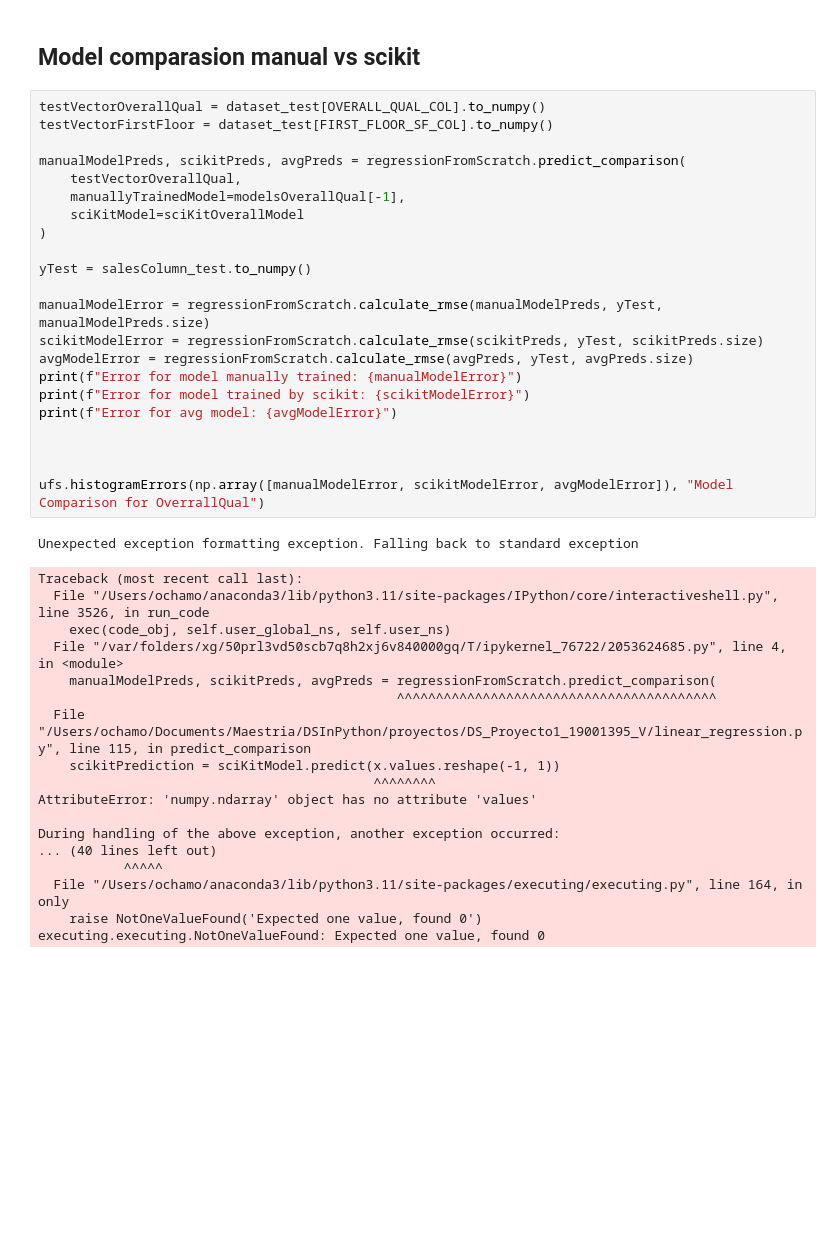
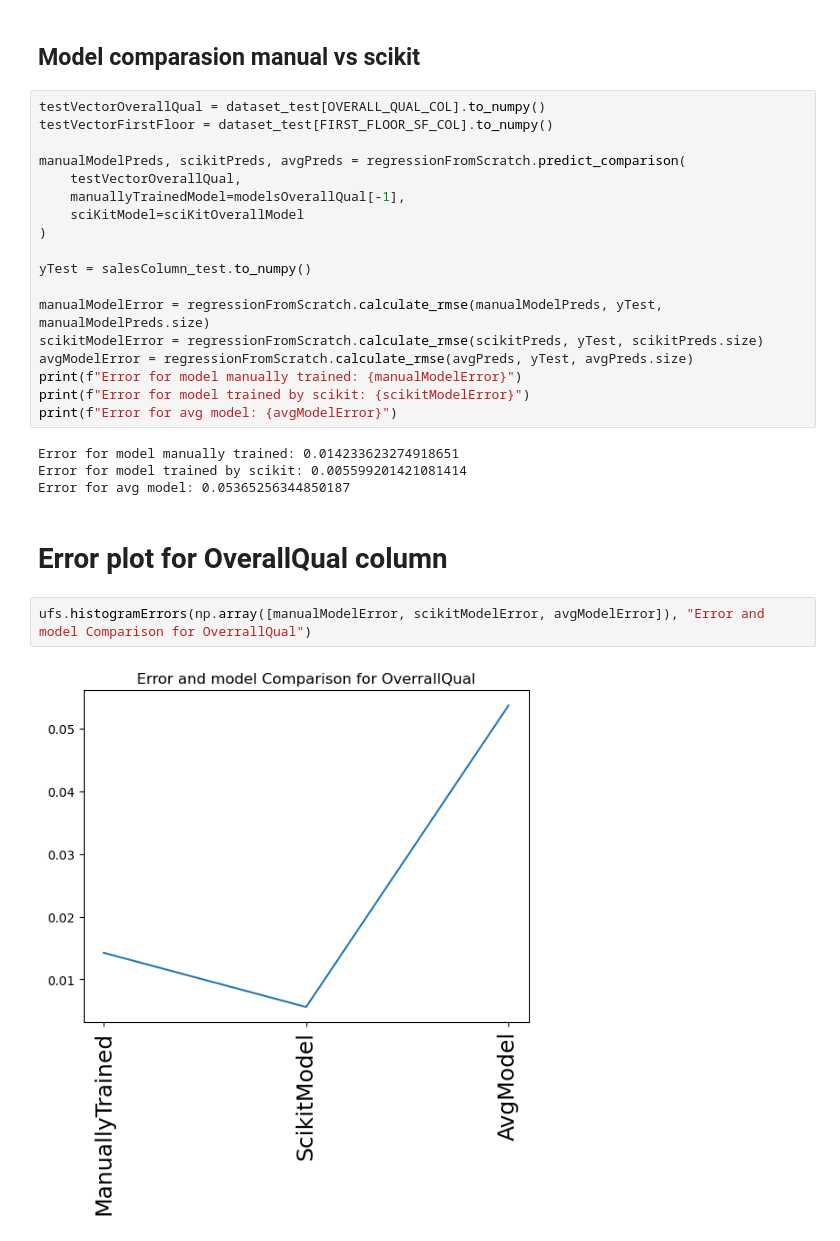
Before and after one commit to ochamodev/DS_Proyecto1_19001395_V, a Jupyter notebook: project1_code.ipynb, the cells around one changed output. Cells and saved outputs as stored; diff of their text form; blank space fills up the shorter version.

```diff
--- a/project1_code.ipynb
+++ b/project1_code.ipynb
@@ -429,26 +417,13 @@ avgModelError = regressionFromScratch.calculate_rmse(avgPreds, yTest, avgPreds.s
 print(f"Error for model manually trained: {manualModelError}")
 print(f"Error for model trained by scikit: {scikitModelError}")
 print(f"Error for avg model: {avgModelError}")
-
-
-
-ufs.histogramErrors(np.array([manualModelError, scikitModelError, avgModelError]), "Model Comparison for OverrallQual")
 # %% [output]
-Unexpected exception formatting exception. Falling back to standard exception
+Error for model manually trained: 0.014233623274918651
+Error for model trained by scikit: 0.005599201421081414
+Error for avg model: 0.05365256344850187
-Traceback (most recent call last):
-  File "/Users/ochamo/anaconda3/lib/python3.11/site-packages/IPython/core/interactiveshell.py", line 3526, in run_code
-    exec(code_obj, self.user_global_ns, self.user_ns)
-  File "/var/folders/xg/50prl3vd50scb7q8h2xj6v840000gq/T/ipykernel_76722/2053624685.py", line 4, in <module>
-    manualModelPreds, scikitPreds, avgPreds = regressionFromScratch.predict_comparison(
-                                              ^^^^^^^^^^^^^^^^^^^^^^^^^^^^^^^^^^^^^^^^^
-  File "/Users/ochamo/Documents/Maestria/DSInPython/proyectos/DS_Proyecto1_19001395_V/linear_regression.py", line 115, in predict_comparison
-    scikitPrediction = sciKitModel.predict(x.values.reshape(-1, 1))
-                                           ^^^^^^^^
-AttributeError: 'numpy.ndarray' object has no attribute 'values'
-
-During handling of the above exception, another exception occurred:
-... (40 lines left out)
-           ^^^^^
-  File "/Users/ochamo/anaconda3/lib/python3.11/site-packages/executing/executing.py", line 164, in only
-    raise NotOneValueFound('Expected one value, found 0')
-executing.executing.NotOneValueFound: Expected one value, found 0
+# %% [markdown]
+# Error plot for OverallQual column
+# %%
+ufs.histogramErrors(np.array([manualModelError, scikitModelError, avgModelError]), "Error and model Comparison for OverrallQual")
+# %% [output]
+[figure, added]
```
Also changed, not shown: parts of 16 cells of this notebook.
